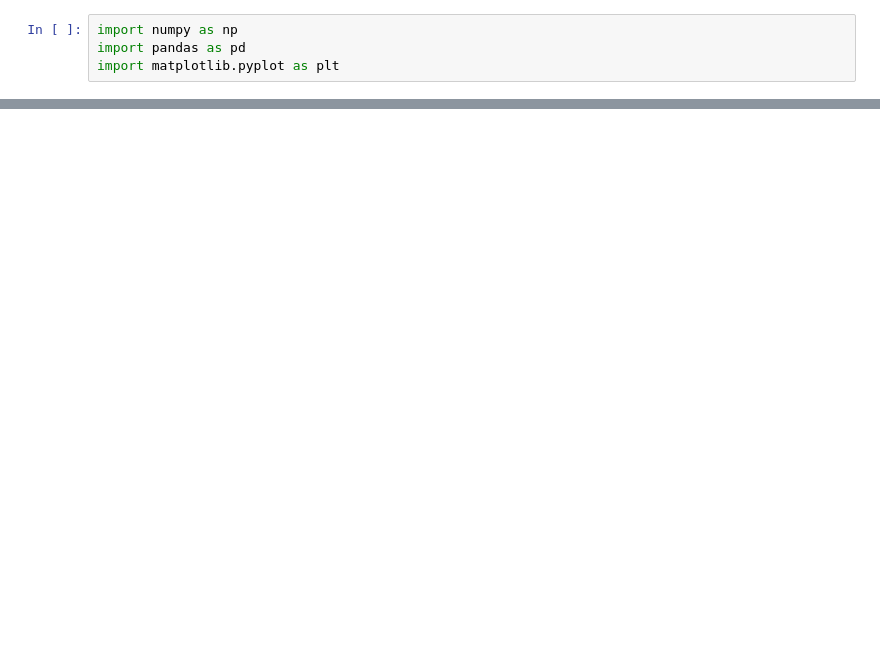
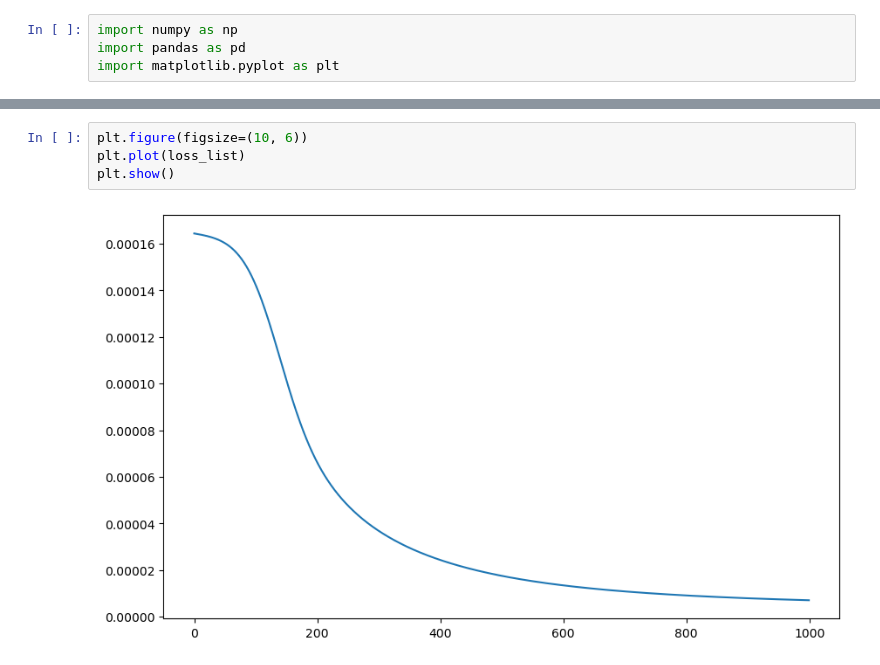
Before and after one commit to Tibboh17/Python, a Jupyter notebook: ML/LSTM/LSTM-with-Numpy.ipynb, the cells around one changed output, grey strips where cells are left out. Drawn from its saved outputs; the diff is of its cells as text; blank space fills up the shorter version.

```diff
--- a/ML/LSTM/LSTM-with-Numpy.ipynb
+++ b/ML/LSTM/LSTM-with-Numpy.ipynb
@@ -123,0 +235,6 @@ output_dimension = 1
+# %%
+plt.figure(figsize=(10, 6))
+plt.plot(loss_list)
+plt.show()
+# %% [output]
+[figure, added]
```
Also changed, not shown: parts of 11 cells of this notebook.
